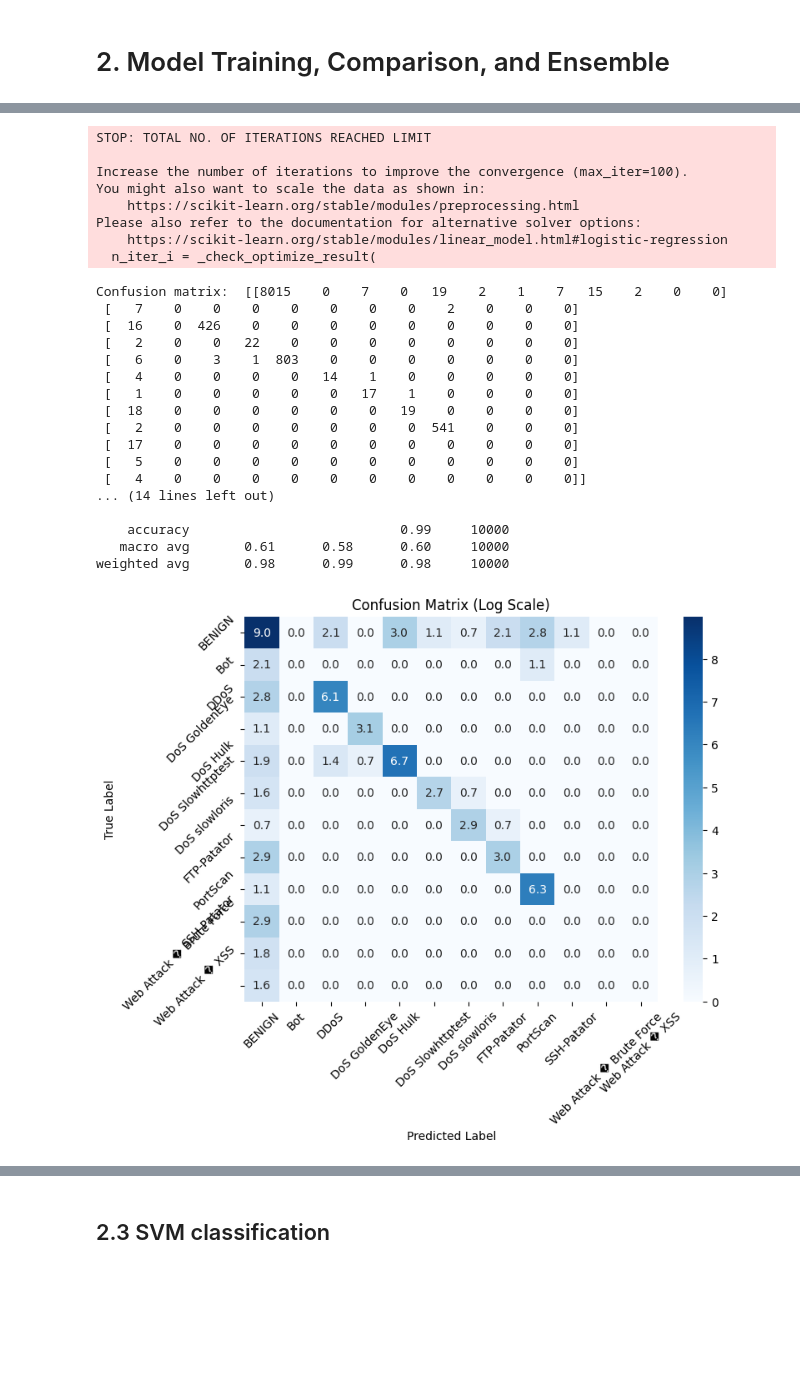
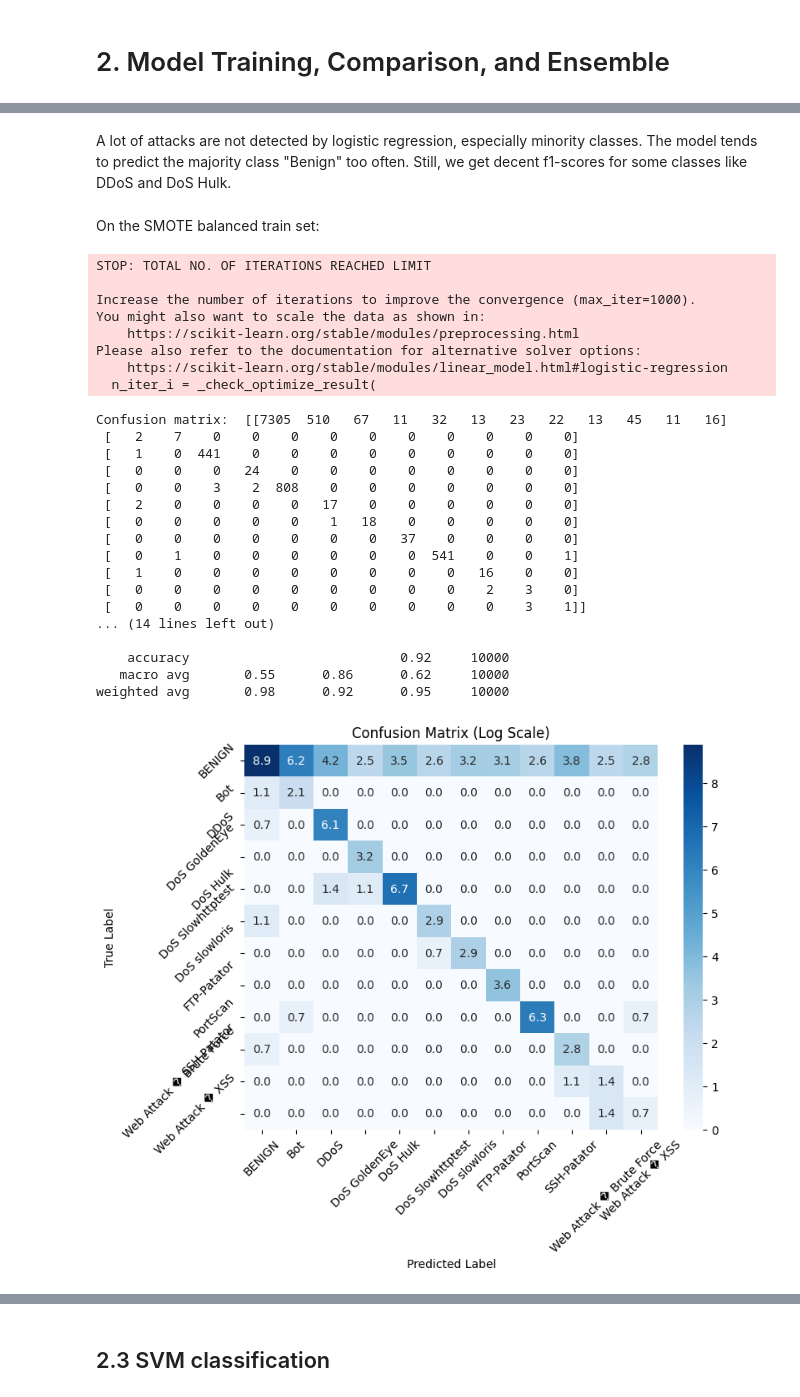
Before and after one commit to Arthur-Boutelier/machineLearningCybersecurity, a Jupyter notebook: machine_learning_project.ipynb, the cells around one changed output, grey strips where cells are left out. Cells and saved outputs as stored; diff of their text form; code cells hidden in the pictures; blank space fills up the shorter version.

```diff
--- a/machine_learning_project.ipynb
+++ b/machine_learning_project.ipynb
@@ -385,0 +347,17 @@ Certaines features semblent aussi corrélées avec la target (avant dernière li
+# %%
+X = df.drop(columns=[target_col])
+y = df[target_col]
+X_train, X_test, y_train, y_test = train_test_split(X, y, test_size=0.2, random_state=42)
+print("Training set size:", X_train.shape)
+print("Test set size:", X_test.shape)
+
+
+print("Class répartition before SMOTE :")
+print(y_train.value_counts())
+
+# Appliquer SMOTE pour équilibrer les classes sur les données d'entraînement
+smote = SMOTE(sampling_strategy='auto', random_state=42)
+X_train_smote, y_train_smote = smote.fit_resample(X_train, y_train)
+
+print("\nClass répartition after SMOTE :")
+print(pd.Series(y_train_smote).value_counts())
@@ -412,50 +445,52 @@ Test set size: (10000, 71)
+# %% [markdown]
+A lot of attacks are not detected by logistic regression, especially minority classes. The model tends to predict the majority class "Benign" too often. Still, we get decent f1-scores for some classes like DDoS and DoS Hulk.
+# %% [markdown]
+On the SMOTE balanced train set:
 # %%
-from sklearn.linear_model import LogisticRegression
-model = LogisticRegression()
-model.fit(X_train, y_train)
+logistic_regression_smote = LogisticRegression(max_iter=1000)
+logistic_regression_smote.fit(X_train_smote, y_train_smote)
 
 ### Evaluate the model
-from sklearn.metrics import classification_report, confusion_matrix
-y_pred = model.predict(X_test)
+y_pred = logistic_regression_smote.predict(X_test)
 conf_matrix = confusion_matrix(y_test, y_pred)
 print("Confusion matrix: ", conf_matrix)
 print(classification_report(y_test, y_pred))
 
 plt.figure(figsize=(8, 6))
 # Use log scale for better visualization when one class is very frequent
 conf_matrix_log = np.log1p(conf_matrix)  # log(1 + x) to handle zeros
 sns.heatmap(conf_matrix_log, annot=True, fmt='.1f', cmap='Blues')
 plt.title("Confusion Matrix (Log Scale)")
 plt.xlabel("Predicted Label")
 plt.xticks(ticks=np.arange(len(class_names))+0.5, labels=class_names, rotation=45)
 plt.ylabel("True Label")
 plt.yticks(ticks=np.arange(len(class_names))+0.5, labels=class_names, rotation=45)
 plt.show()
 # %% [output]
 STOP: TOTAL NO. OF ITERATIONS REACHED LIMIT
 
-Increase the number of iterations to improve the convergence (max_iter=100).
+Increase the number of iterations to improve the convergence (max_iter=1000).
 You might also want to scale the data as shown in:
     https://scikit-learn.org/stable/modules/preprocessing.html
 Please also refer to the documentation for alternative solver options:
     https://scikit-learn.org/stable/modules/linear_model.html#logistic-regression
   n_iter_i = _check_optimize_result(
-Confusion matrix:  [[8015    0    7    0   19    2    1    7   15    2    0    0]
- [   7    0    0    0    0    0    0    0    2    0    0    0]
- [  16    0  426    0    0    0    0    0    0    0    0    0]
- [   2    0    0   22    0    0    0    0    0    0    0    0]
- [   6    0    3    1  803    0    0    0    0    0    0    0]
- [   4    0    0    0    0   14    1    0    0    0    0    0]
- [   1    0    0    0    0    0   17    1    0    0    0    0]
- [  18    0    0    0    0    0    0   19    0    0    0    0]
- [   2    0    0    0    0    0    0    0  541    0    0    0]
- [  17    0    0    0    0    0    0    0    0    0    0    0]
- [   5    0    0    0    0    0    0    0    0    0    0    0]
- [   4    0    0    0    0    0    0    0    0    0    0    0]]
+Confusion matrix:  [[7305  510   67   11   32   13   23   22   13   45   11   16]
+ [   2    7    0    0    0    0    0    0    0    0    0    0]
+ [   1    0  441    0    0    0    0    0    0    0    0    0]
+ [   0    0    0   24    0    0    0    0    0    0    0    0]
+ [   0    0    3    2  808    0    0    0    0    0    0    0]
+ [   2    0    0    0    0   17    0    0    0    0    0    0]
+ [   0    0    0    0    0    1   18    0    0    0    0    0]
+ [   0    0    0    0    0    0    0   37    0    0    0    0]
+ [   0    1    0    0    0    0    0    0  541    0    0    1]
+ [   1    0    0    0    0    0    0    0    0   16    0    0]
+ [   0    0    0    0    0    0    0    0    0    2    3    0]
+ [   0    0    0    0    0    0    0    0    0    0    3    1]]
 ... (14 lines left out)
 
-    accuracy                           0.99     10000
-   macro avg       0.61      0.58      0.60     10000
-weighted avg       0.98      0.99      0.98     10000
+    accuracy                           0.92     10000
+   macro avg       0.55      0.86      0.62     10000
+weighted avg       0.98      0.92      0.95     10000
-[figure, old version]
+[figure, new version]
 # %% [markdown]
```
Also changed, not shown: parts of 45 cells of this notebook.
